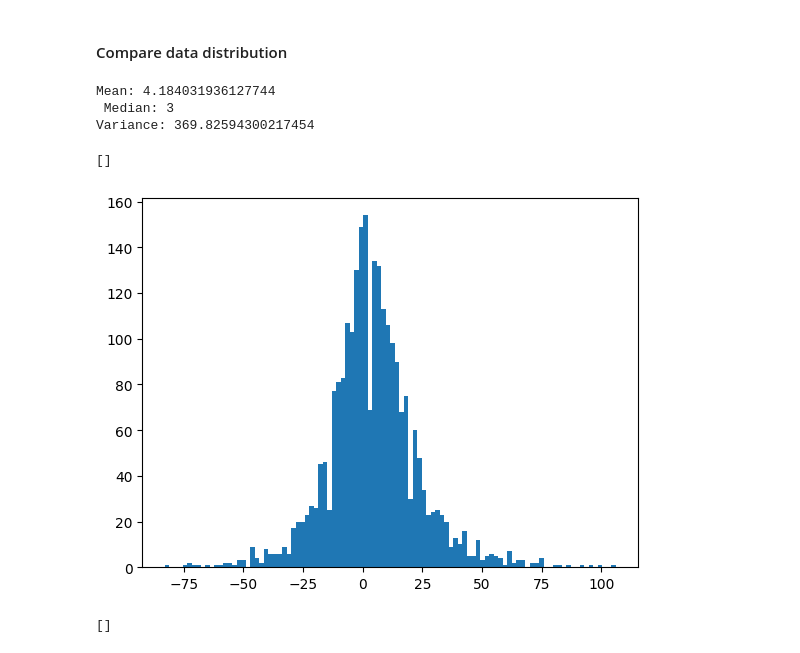
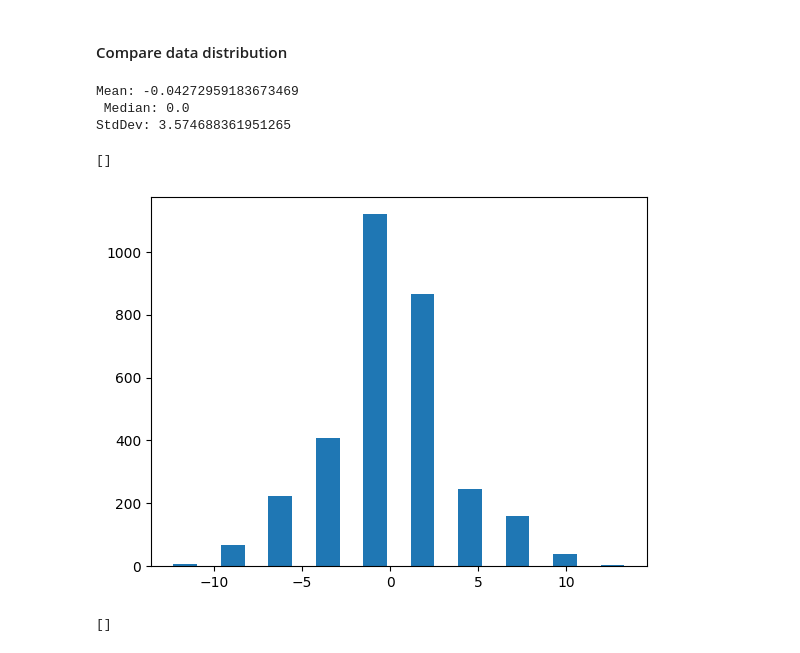
Before and after one commit to marcus-wrrn/Goblin_Bot, a Jupyter notebook: goblin_preprocess.ipynb, the cells around one changed output. Saved outputs shown, nothing was run; the diff lists cells and outputs as text; code cells hidden in the pictures.

Commit message:
Added a better difference measuring technique

```diff
--- a/goblin_preprocess.ipynb
+++ b/goblin_preprocess.ipynb
@@ -48,34 +48,46 @@ dfWin.head()
 # %%
 def convertCRToFloat(row):
     return convertToFloat(row)
 
 def getLength(row: str):
+    if row != row:
+        return 0
     vals = row.split(',')
     return len(vals)
 
 dfWin['cr'] = dfWin.apply(lambda row: convertCRToFloat(row['cr']), axis=1)
 dfLose['cr'] = dfLose.apply(lambda row: convertCRToFloat(row['cr']), axis=1)
+# Due to an error in cr a few data points have
 
+
+
+dfWin['winlen'] = dfWin.apply(lambda row: getLength(row['wins']), axis=1)
+dfLose['winlen'] = dfLose.apply(lambda row: getLength(row['wins']), axis=1)
 
 def findDifference(dfWin: pd.DataFrame, dfLose: pd.DataFrame, stat):
     for (index, rWin), (_, rLose) in zip(dfWin.iterrows(), dfLose.iterrows()):
+        # If a stat is greater than a believable amount make the stat equal to its opponent
+        # This allows for better generalization of the data
+        if rWin[stat] >= 900: rWin[stat] = rLose[stat]
+        if rLose[stat] >= 900: rLose[stat] = rWin[stat]
+        # Return list of all stats
         yield rWin[stat] - rLose[stat]
-
-stats =
-
-dif = list(findDifference(dfWin, dfLose, 'hp'))
 
 
 
-print(f"Mean: {mean(dif)}\n Median: {median(dif)}\nVariance: {variance(dif)}")
-plt.hist(dif, 100)
+dif = list(findDifference(dfWin, dfLose, 'wis'))
+
+
+
+print(f"Mean: {mean(dif)}\n Median: {median(dif)}\nStdDev: {stdev(dif)}")
+plt.hist(dif, rwidth=0.5)
 plt.plot()
 # %% [output]
-Mean: 4.184031936127744
- Median: 3
-Variance: 369.82594300217454
+Mean: -0.04272959183673469
+ Median: 0.0
+StdDev: 3.574688361951265
 []
-[figure, old version]
+[figure, new version]
 # %%
 # Compare HP
 fig, axes = plt.subplots(1,3)
```
Also changed, not shown: parts of 1 cell of this notebook.
